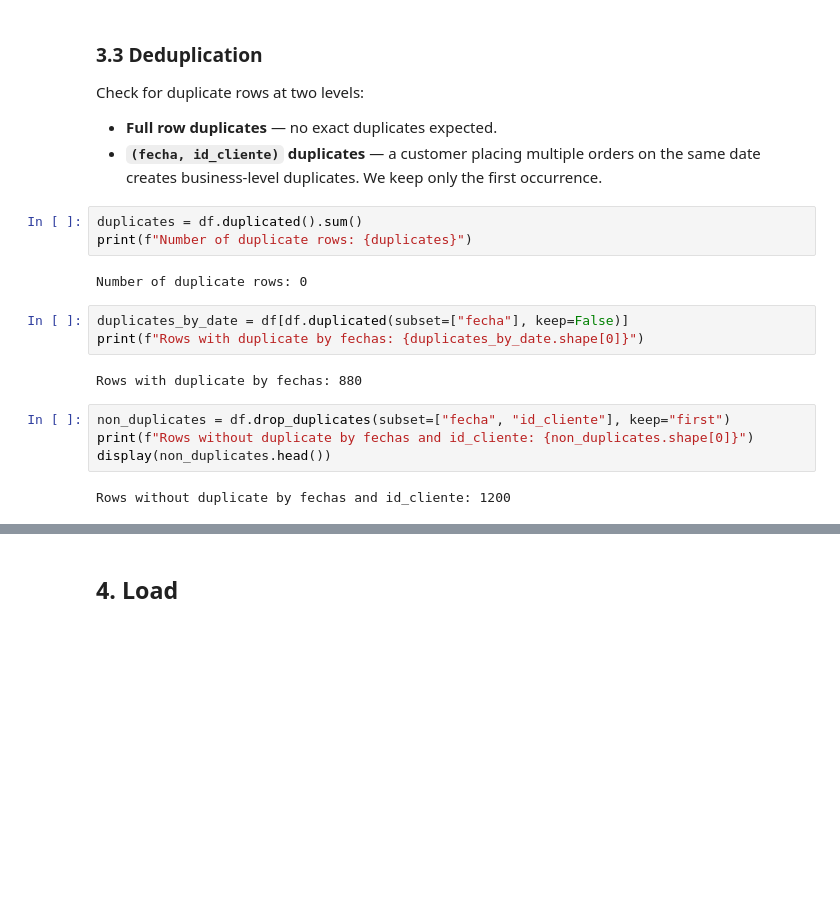
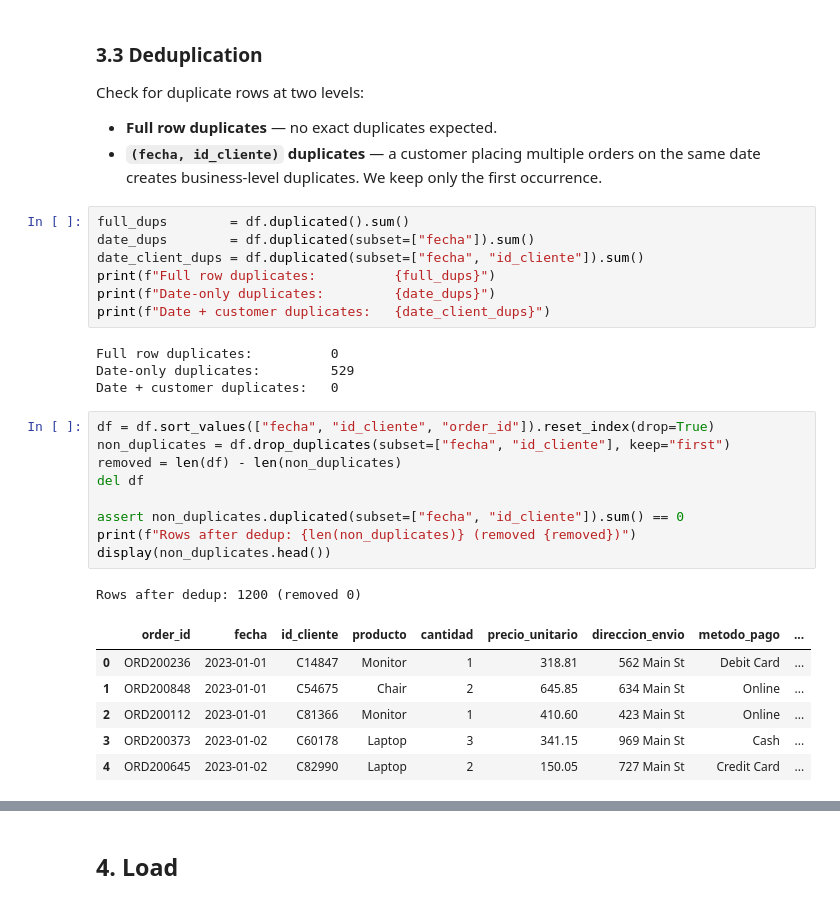
Before and after one commit to CaveroPaul/Challenge1, a Jupyter notebook: data_extraction.ipynb, the cells around one changed output, grey strips where cells are left out. Drawn from its saved outputs; the diff is of its cells as text; blank space fills up the shorter version.

```diff
--- a/data_extraction.ipynb
+++ b/data_extraction.ipynb
@@ -136,21 +156,33 @@ Check for duplicate rows at two levels:
 - **Full row duplicates** — no exact duplicates expected.
 - **`(fecha, id_cliente)` duplicates** — a customer placing multiple orders on the same date creates business-level duplicates. We keep only the first occurrence.
 # %%
-duplicates = df.duplicated().sum()
-print(f"Number of duplicate rows: {duplicates}")
+full_dups        = df.duplicated().sum()
+date_dups        = df.duplicated(subset=["fecha"]).sum()
+date_client_dups = df.duplicated(subset=["fecha", "id_cliente"]).sum()
+print(f"Full row duplicates:          {full_dups}")
+print(f"Date-only duplicates:         {date_dups}")
+print(f"Date + customer duplicates:   {date_client_dups}")
 # %% [output]
-Number of duplicate rows: 0
+Full row duplicates:          0
+Date-only duplicates:         529
+Date + customer duplicates:   0
-# %%
-duplicates_by_date = df[df.duplicated(subset=["fecha"], keep=False)]
-print(f"Rows with duplicate by fechas: {duplicates_by_date.shape[0]}")
-# %% [output]
-Rows with duplicate by fechas: 880
 # %%
+df = df.sort_values(["fecha", "id_cliente", "order_id"]).reset_index(drop=True)
 non_duplicates = df.drop_duplicates(subset=["fecha", "id_cliente"], keep="first")
-print(f"Rows without duplicate by fechas and id_cliente: {non_duplicates.shape[0]}")
+removed = len(df) - len(non_duplicates)
+del df
+
+assert non_duplicates.duplicated(subset=["fecha", "id_cliente"]).sum() == 0
+print(f"Rows after dedup: {len(non_duplicates)} (removed {removed})")
 display(non_duplicates.head())
 # %% [output]
-Rows without duplicate by fechas and id_cliente: 1200
+Rows after dedup: 1200 (removed 0)
+|  | order_id | fecha | id_cliente | producto | cantidad | precio_unitario | direccion_envio | metodo_pago | ... |
+| 0 | ORD200236 | 2023-01-01 | C14847 | Monitor | 1 | 318.81 | 562 Main St | Debit Card | ... |
+| 1 | ORD200848 | 2023-01-01 | C54675 | Chair | 2 | 645.85 | 634 Main St | Online | ... |
+| 2 | ORD200112 | 2023-01-01 | C81366 | Monitor | 1 | 410.60 | 423 Main St | Online | ... |
+| 3 | ORD200373 | 2023-01-02 | C60178 | Laptop | 3 | 341.15 | 969 Main St | Cash | ... |
+| 4 | ORD200645 | 2023-01-02 | C82990 | Laptop | 2 | 150.05 | 727 Main St | Credit Card | ... |
 # %% [markdown]
 ### 3.4 Feature engineering
 
```
Also changed, not shown: parts of 14 cells of this notebook, 4 other files.
